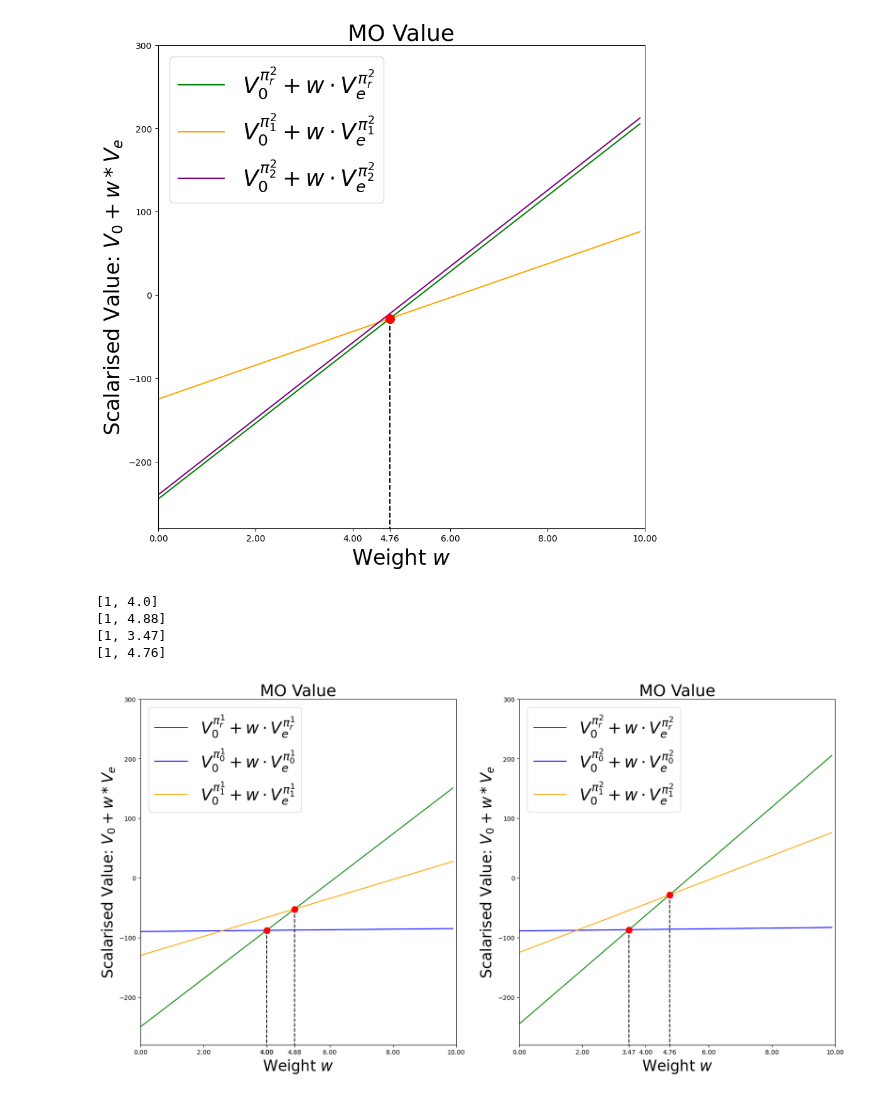
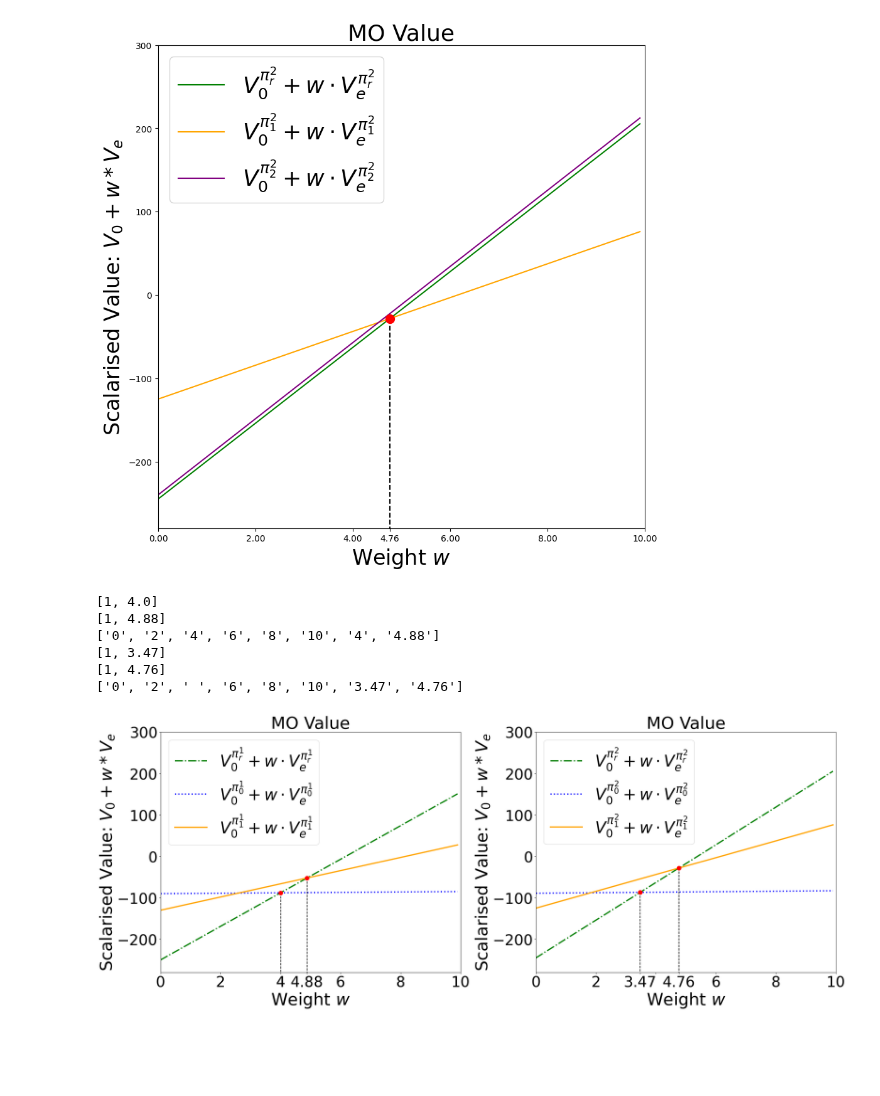
Before and after one commit to maymac00/MAEGG_IPPO, a Jupyter notebook: wes.ipynb, the cells around one changed output. Saved outputs shown, nothing was run; the diff lists cells and outputs as text; code cells hidden in the pictures; blank space fills up the shorter version.

```diff
--- a/wes.ipynb
+++ b/wes.ipynb
@@ -132,0 +132,15 @@ Agent   4,      -197.23,        0.95,   -498.91,        0.0
+# %%
+# Brute search wes. All possible permutations of same-group agents
+eff_rate = 0.8 # Percentage of ethical agents
+ref = np.array([ [28.95, 6.01],[30.28, 6.59],[29.64, 6.13],[30.73, 6.21],[-16.0, 0.00]])
+unet = np.array([ [36.79, -0.0],[36.48, -0.0],[36.94, 0.0],[37.52, 0.0],[-26.73, -0.02] ])
+# Call get_intersection for all possible permutations of agents from the same group
+n_eff = int(eff_rate*5)
+wes = []
+for i in range(n_eff):
+    for j in range(i+1, n_eff):
+        inter = get_intersection(unet[i, 0], unet[i, 1], ref[j, 0], ref[j, 1], max_weight=10)
+        if not np.isnan(inter).all():
+            print(f"Agent {i} and {j}: {inter} \t\t {unet[i]} \t {ref[j]}")
+            wes.append(inter)
+print(sorted(wes, reverse=True))
@@ -328,10 +360,11 @@ unet = np.array([[-90, 0.5], [-89, 0.6]])
 ref = np.array([[-250, 40.5], [-245, 45.5]])
 val = None#np.array([[-235, 41.2], [-240, 45.7]])
 
-plt.subplots(1, 2, figsize=(20, 10))
+fig, ax = plt.subplots(1, 2, figsize=(25, 10))
 
 for ag in range(2):
     plt.subplot(1, 2, ag+1)
+    axs = ax[ag]
     step = 0.1
     # for ag in mo_value_w10:
     max_weight = 10
@@ -339,26 +372,29 @@ for ag in range(2):
     x = np.arange(0, max_weight, step)
     w = np.array([np.ones(int(max_weight/step)), np.arange(0, max_weight, step)])
 
-    plt.title("MO Value", fontsize=26)
+    plt.title("MO Value", fontsize=40)
     plt.xlim(0, max_weight)
     plt.ylim(-280, 300)
 
     label = "$V_0^{\pi^"+ str(ag+1) +"_r} + w \cdot V_e^{\pi^"+ str(ag+1) +"_r}$"
-    plt.plot(x, np.dot(ref[ag], w), c="green", label=label)
+    plt.plot(x, np.dot(ref[ag], w), c="green", label=label, linestyle="-.", linewidth=3)
 
     if unet is not None:
         label = "$V_0^{\pi^"+ str(ag+1) +"_0} + w \cdot V_e^{\pi^"+ str(ag+1) +"_0}$"
-        plt.plot(x, np.dot(unet[ag], w), c="blue", label=label)
+        plt.plot(x, np.dot(unet[ag], w), c="blue", label=label, linestyle="dotted", linewidth=3)
 
-    plt.xlabel("Weight $w$", fontsize=24)
-    plt.ylabel("Scalarised Value: $V_0 + w * V_e$", fontsize=24)
+
+    plt.xlabel("Weight $w$", fontsize=40)
+    plt.ylabel("Scalarised Value: $V_0 + w * V_e$", fontsize=40)
+
+
     if middle is not None:
         label = "$V_0^{\pi^"+ str(ag+1) +"_1} + w \cdot V_e^{\pi^"+ str(ag+1) +"_1}$"
-        plt.plot(x, np.dot(middle[ag], w), c="orange", label=label)
+        plt.plot(x, np.dot(middle[ag], w), c="orange", label=label, linestyle="solid", linewidth=3)
 
     if val is not None:
         label = "$V_0^{\pi^"+ str(ag+1) +"_2} + w \cdot V_e^{\pi^"+ str(ag+1) +"_2}$"
-        plt.plot(x, np.dot(val[ag], w), c="purple", label=label)
+        plt.plot(x, np.dot(val[ag], w), c="purple", label=label, linestyle="-.", linewidth=3)
 
     tiks = list(plt.xticks()[0])
 
@@ -367,33 +403,44 @@ for ag in range(2):
         inter = get_intersection(unet[ag, 0], unet[ag, 1], ref[ag, 0], ref[ag, 1], max_weight=max_weight)
         inter = [1, inter[0]]
         tiks.append(inter[1])
         print(inter)
 
         # Plot a red dot on intersection
         plt.scatter(inter[1], np.dot(ref[ag], inter), c="red", s=100, zorder=10)
 
         # Plot a black dashed line from the intersection to the x axis
         plt.plot([inter[1], inter[1]], [np.dot(ref[ag], inter), -300], c="black", linestyle="--")
 
     if middle is not None:
         inter = get_intersection(middle[ag, 0], middle[ag, 1], ref[ag, 0], ref[ag, 1], max_weight=max_weight)
         inter = [1, inter[0]]
         tiks.append(inter[1])
         print(inter)
 
         # Plot a red dot on intersection
         plt.scatter(inter[1], np.dot(ref[ag], inter), c="red", s=100, zorder=10)
 
         # Plot a black dashed line from the intersection to the x axis
         plt.plot([inter[1], inter[1]], [np.dot(ref[ag], inter), -300], c="black", linestyle="--")
 
-    #add intersection to x ticks
+    # set tiks as str and put it without decimals if they are integers
+    tiks_labels = [str(int(t)) if (t == round(t, 0)) else str(t) for t in tiks]
+    if ag == 1:
+        tiks_labels[tiks_labels.index("4")] = " "
+
+    print(tiks_labels)
     plt.xticks(tiks)
-    plt.legend(fontsize=26, loc="upper left")
+    axs.set_xticklabels(tiks_labels, fontsize=35)
+    plt.yticks(fontsize=35)
+    plt.legend(fontsize=38, loc="upper left")
+plt.tight_layout()
+plt.savefig("ols.png", dpi=100)
 plt.show()
 # %% [output]
 [1, 4.0]
 [1, 4.88]
+['0', '2', '4', '6', '8', '10', '4', '4.88']
 [1, 3.47]
 [1, 4.76]
+['0', '2', ' ', '6', '8', '10', '3.47', '4.76']
-[figure, old version]
+[figure, new version]
```
Also changed, not shown: parts of 8 cells of this notebook, 2 other files.
